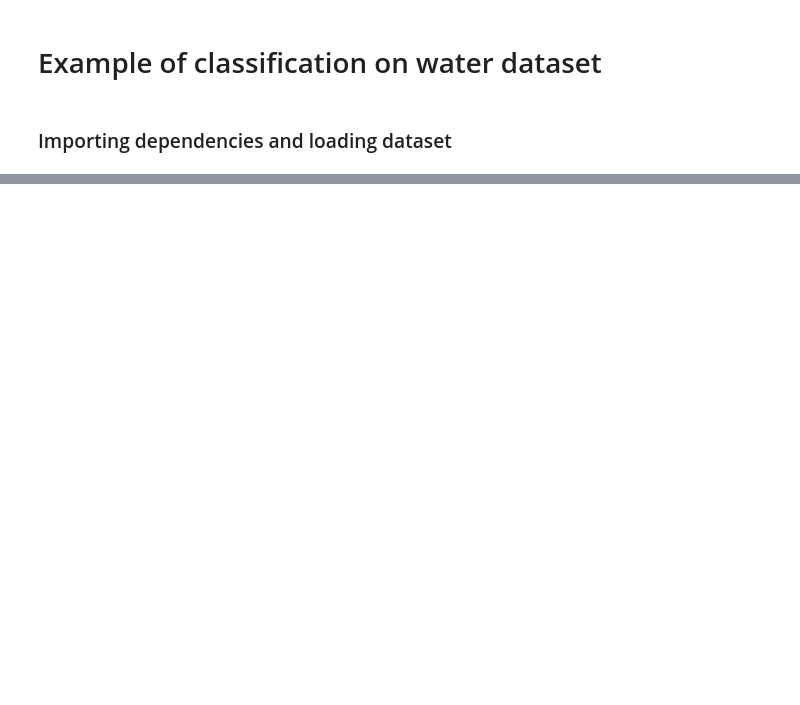
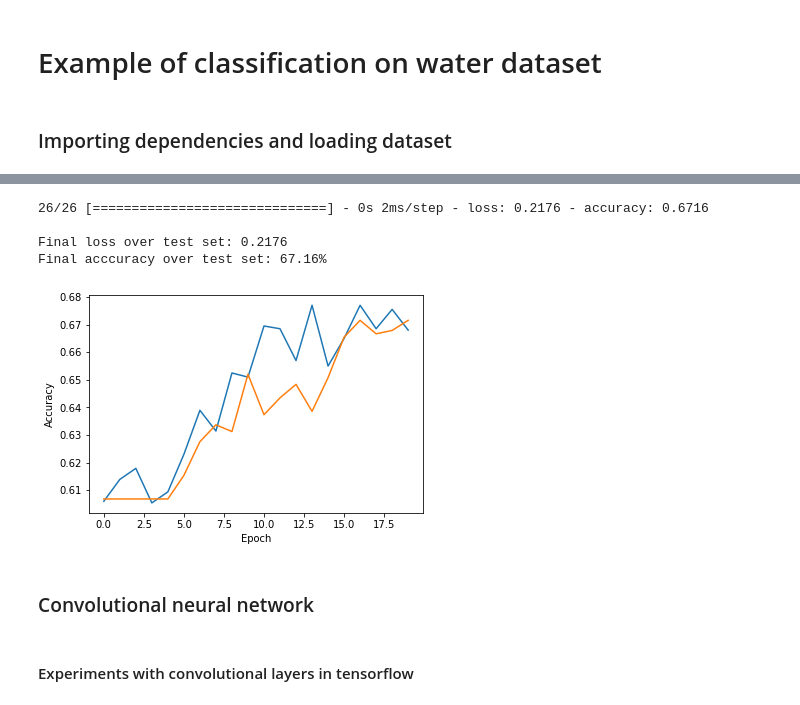
Before and after one commit to Sp-ino/PythonPlots, a Jupyter notebook: ML/notebooks/water_example.ipynb, the cells around one changed output, grey strips where cells are left out. Drawn from its saved outputs; the diff is of its cells as text; code cells hidden in the pictures; blank space fills up the shorter version.

```diff
--- a/ML/notebooks/water_example.ipynb
+++ b/ML/notebooks/water_example.ipynb
@@ -17,8 +36,13 @@ print(data[:][0:10])
+# %%
+#Handle NaN values and split into inputs and outputs
+inputs, outputs = data.iloc[:, 0:9], data.iloc[:, 9]
+inputs = inputs.fillna(inputs.mean())
+data = data.fillna(data.mean())
 # %%
 # Normalize
 mu = inputs.mean()
 sigma = inputs.std()
-inputs = (inputs - mu)/sigma)
+inputs = (inputs - mu)/sigma
 
 print("Mean and std dev after normalization:")
 print("Mean: \n", np.mean(inputs))
@@ -50,0 +156,19 @@ print(f"Test success rate: {n_success/n_test*100}%")
+# %%
+loss, accuracy = mlp.evaluate(X_test, y_test)
+print(f"\nFinal loss over test set: {loss:.4f}\nFinal acccuracy over test set: {accuracy*100:.2f}%\n")
+
+plt.plot(history.history["accuracy"], label="accuracy")
+plt.plot(history.history["val_accuracy"], label="validation accuracy")
+plt.xlabel('Epoch')
+plt.ylabel('Accuracy')
+plt.show()
+# %% [output]
+26/26 [==============================] - 0s 2ms/step - loss: 0.2176 - accuracy: 0.6716
+
+Final loss over test set: 0.2176
+Final acccuracy over test set: 67.16%
+[figure, added]
+# %% [markdown]
+### Convolutional neural network
+# %% [markdown]
+#### Experiments with convolutional layers in tensorflow
```
Also changed, not shown: parts of 13 cells of this notebook.
